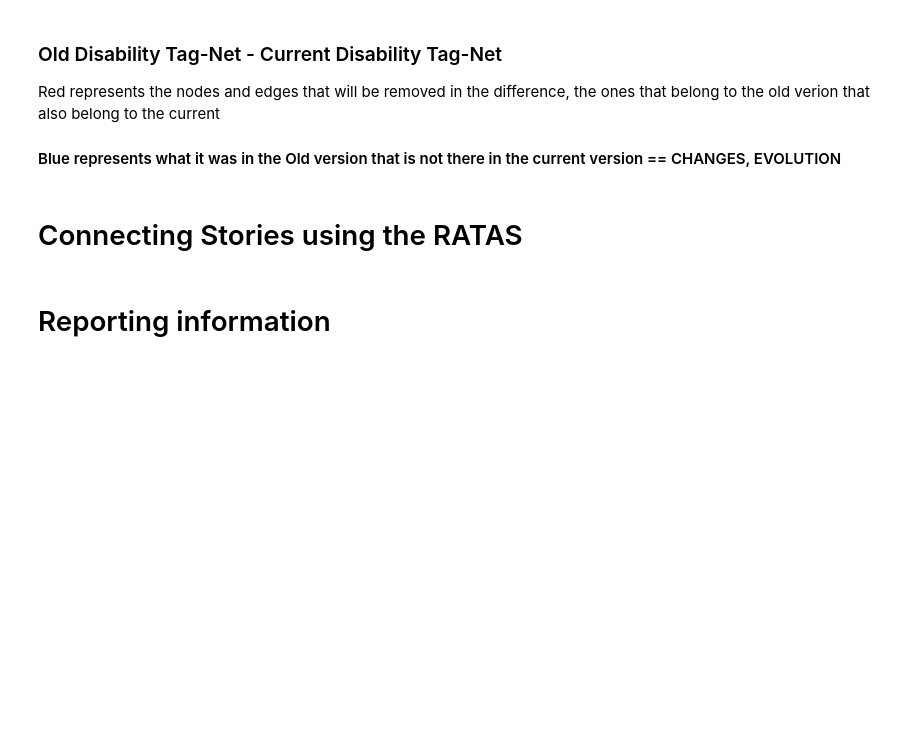
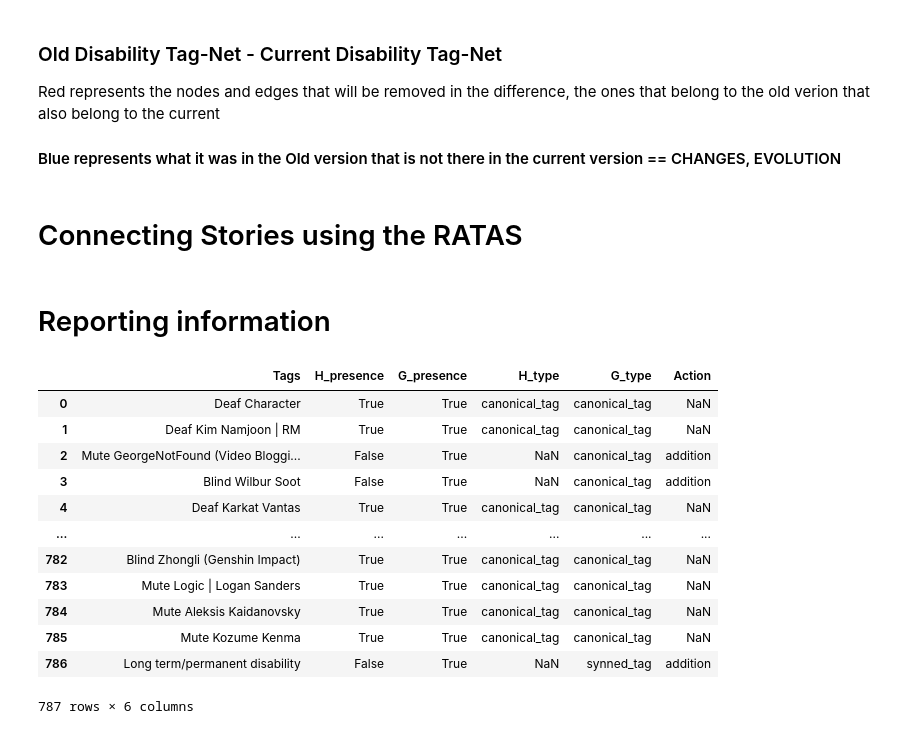
Before and after one commit to EliasBestard/AO3Analyser, a Jupyter notebook: testing.ipynb, the cells around one changed output. Drawn from its saved outputs; the diff is of its cells as text; code cells hidden in the pictures; blank space fills up the shorter version.

```diff
--- a/testing.ipynb
+++ b/testing.ipynb
@@ -310,3 +251,19 @@ info_dict=get_G_H_political_acts_info(disability_graph_list[1],disability_graph_
 years='2013, 2014, 2015, 2016, 2017, 2018, 2021, 2022'.split(',')
 for i in range(1, len(disability_graph_list)):
     get_G_H_political_acts_info(disability_graph_list[i],disability_graph_list[i-1], "Disability "+years[i], "Disability "+years[i-1],w_mode='a')
+# %%
+gen_tags_dataset(disability_graph_list[-1],disability_graph_list[-2],True)
+# %% [output]
+|  | Tags | H_presence | G_presence | H_type | G_type | Action |
+| 0 | Deaf Character | True | True | canonical_tag | canonical_tag | NaN |
+| 1 | Deaf Kim Namjoon | RM | True | True | canonical_tag | canonical_tag | NaN |
+| 2 | Mute GeorgeNotFound (Video Bloggi... | False | True | NaN | canonical_tag | addition |
+| 3 | Blind Wilbur Soot | False | True | NaN | canonical_tag | addition |
+| 4 | Deaf Karkat Vantas | True | True | canonical_tag | canonical_tag | NaN |
+| ... | ... | ... | ... | ... | ... | ... |
+| 782 | Blind Zhongli (Genshin Impact) | True | True | canonical_tag | canonical_tag | NaN |
+| 783 | Mute Logic | Logan Sanders | True | True | canonical_tag | canonical_tag | NaN |
+| 784 | Mute Aleksis Kaidanovsky | True | True | canonical_tag | canonical_tag | NaN |
+| 785 | Mute Kozume Kenma | True | True | canonical_tag | canonical_tag | NaN |
+| 786 | Long term/permanent disability | False | True | NaN | synned_tag | addition |
+787 rows × 6 columns
```
Also changed, not shown: parts of 10 cells of this notebook, 43 other files.
